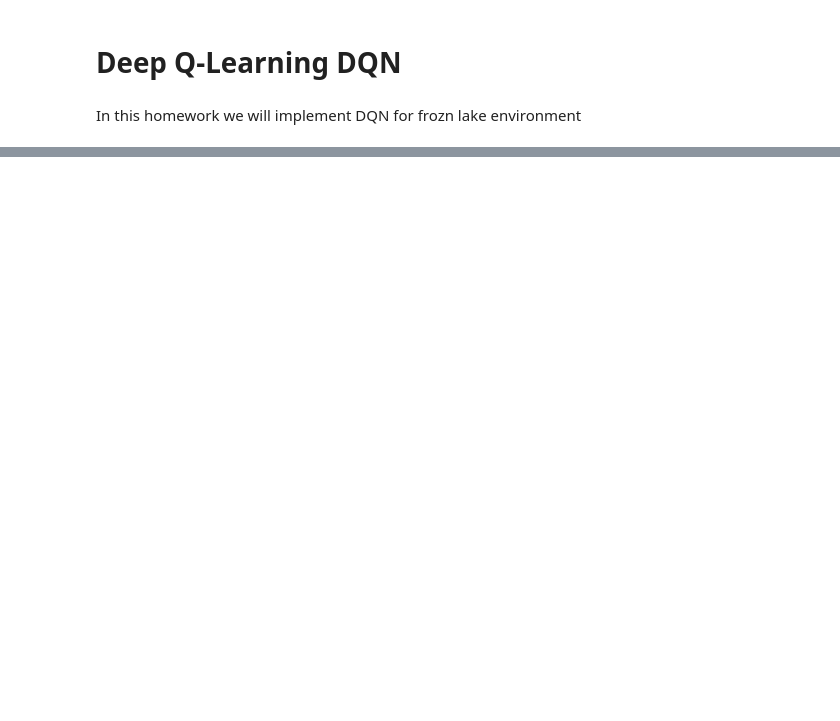
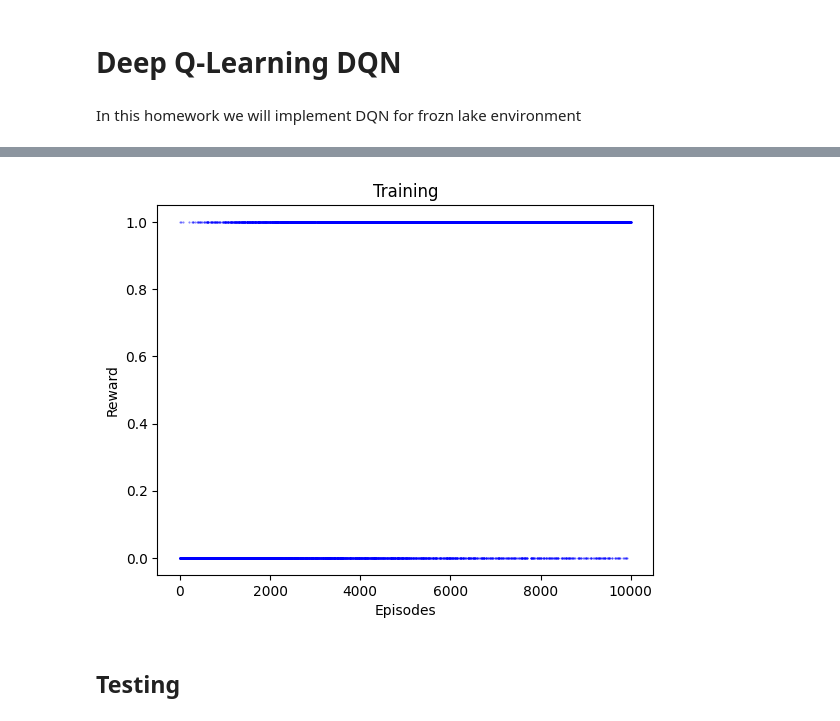
Before and after one commit to seba6029/LMHAI, a Jupyter notebook: Week2_ReinforcementLearning/Exercises/Week2-HW1.ipynb, the cells around one changed output, grey strips where cells are left out. Drawn from its saved outputs; the diff is of its cells as text; code cells hidden in the pictures; blank space fills up the shorter version.

```diff
--- a/Week2_ReinforcementLearning/Exercises/Week2-HW1.ipynb
+++ b/Week2_ReinforcementLearning/Exercises/Week2-HW1.ipynb
@@ -25,0 +171,7 @@ env = gym.make("FrozenLake-v1", is_slippery=False, new_step_api=True)
+# %%
+print('observation space:', env.observation_space)
+print('action space:', env.action_space)
+
+nspace = env.observation_space.n #in this env this is float
+naction = env.action_space.n #discrete case
+print('(state, action)-space:', (nspace, naction))
@@ -25,0 +222,26 @@ env = gym.make("FrozenLake-v1", is_slippery=False, new_step_api=True)
+# %%
+#for plotting
+def plot_durations(show_result=False):
+    plt.figure(1)
+    durations_t = torch.tensor(episode_durations, dtype=torch.float)
+    if show_result:
+        plt.title('Training steps pr. episode')
+    else:
+        plt.clf()
+        plt.title('Training...')
+    plt.xlabel('Episode')
+    plt.ylabel('Duration')
+    plt.plot(durations_t.numpy())
+    # Take 100 episode averages and plot them too
+    if len(durations_t) >= 100:
+        means = durations_t.unfold(0, 100, 1).mean(1).view(-1)
+        means = torch.cat((torch.zeros(99), means))
+        plt.plot(means.numpy())
+
+    plt.pause(0.001)  # pause a bit so that plots are updated
+    if is_ipython:
+        if not show_result:
+            display.display(plt.gcf())
+            display.clear_output(wait=True)
+        else:
+            display.display(plt.gcf())
@@ -25,0 +346,13 @@ env = gym.make("FrozenLake-v1", is_slippery=False, new_step_api=True)
+# %%
+# plotting training rewards
+plt.plot(rewards, 'bo', markersize=.5, alpha=.5)
+#plt.axhline(y=np.mean(rewards), color='r', linestyle='dashed', label='mean')
+plt.title('Training')
+#plt.legend(fontsize="8", loc='upper left')
+plt.xlabel("Episodes")
+plt.ylabel("Reward")
+plt.show()
+# %% [output]
+[figure, added]
+# %% [markdown]
+## Testing
```
Also changed, not shown: parts of 33 cells of this notebook.
